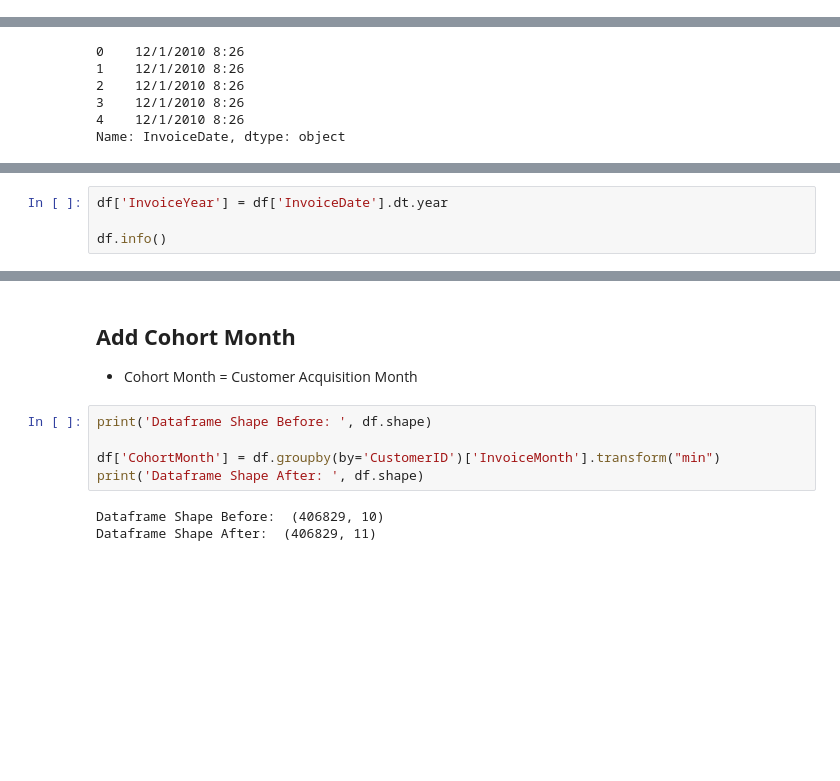
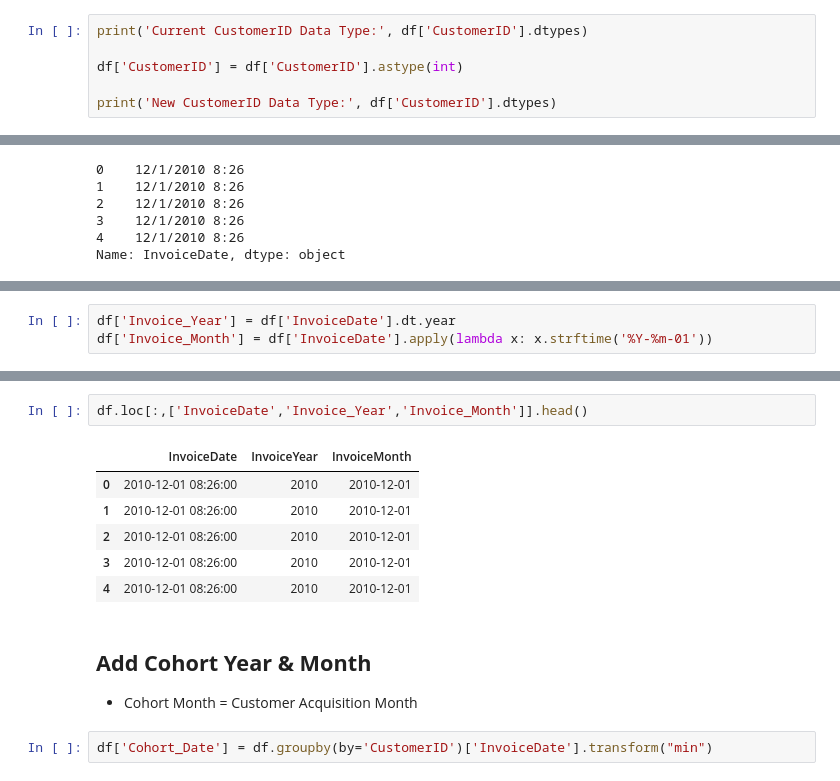
Before and after one commit to akshayyewle/Marketing-Analytics, a Jupyter notebook: 09 Cohort Analysis With Python/Python Notebook.ipynb, the cells around one changed output, grey strips where cells are left out. Saved outputs shown, nothing was run; the diff lists cells and outputs as text; blank space fills up the shorter version.

```diff
--- a/09 Cohort Analysis With Python/Python Notebook.ipynb
+++ b/09 Cohort Analysis With Python/Python Notebook.ipynb
@@ -196,0 +201,6 @@ dtype: int64
+# %%
+print('Current CustomerID Data Type:', df['CustomerID'].dtypes)
+
+df['CustomerID'] = df['CustomerID'].astype(int)
+
+print('New CustomerID Data Type:', df['CustomerID'].dtypes)
@@ -230,4 +243,3 @@ memory usage: 27.9+ MB
 # %%
-df['InvoiceYear'] = df['InvoiceDate'].dt.year
-
-df.info()
+df['Invoice_Year'] = df['InvoiceDate'].dt.year
+df['Invoice_Month'] = df['InvoiceDate'].apply(lambda x: x.strftime('%Y-%m-01'))
@@ -284,12 +266,15 @@ Name: InvoiceMonth, dtype: object
+# %%
+df.loc[:,['InvoiceDate','Invoice_Year','Invoice_Month']].head()
+# %% [output]
+|  | InvoiceDate | InvoiceYear | InvoiceMonth |
+| 0 | 2010-12-01 08:26:00 | 2010 | 2010-12-01 |
+| 1 | 2010-12-01 08:26:00 | 2010 | 2010-12-01 |
+| 2 | 2010-12-01 08:26:00 | 2010 | 2010-12-01 |
+| 3 | 2010-12-01 08:26:00 | 2010 | 2010-12-01 |
+| 4 | 2010-12-01 08:26:00 | 2010 | 2010-12-01 |
 # %% [markdown]
-## **Add Cohort Month**
+## **Add Cohort Year & Month**
 
 * Cohort Month = Customer Acquisition Month
-# %%
-print('Dataframe Shape Before: ', df.shape)
-
-df['CohortMonth'] = df.groupby(by='CustomerID')['InvoiceMonth'].transform("min")
-print('Dataframe Shape After: ', df.shape)
-# %% [output]
-Dataframe Shape Before:  (406829, 10)
-Dataframe Shape After:  (406829, 11)
+# %%
+df['Cohort_Date'] = df.groupby(by='CustomerID')['InvoiceDate'].transform("min")
```
Also changed, not shown: parts of 14 cells of this notebook.
